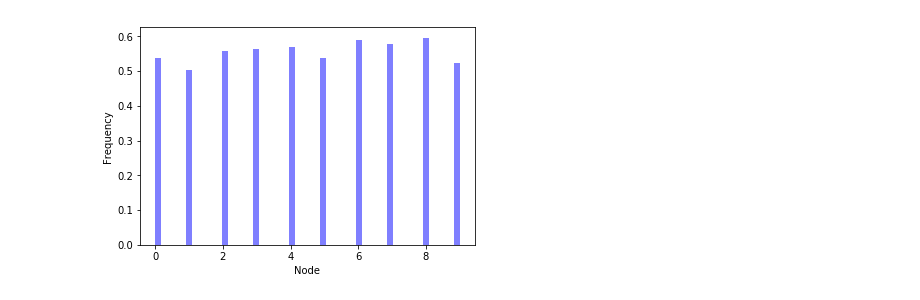
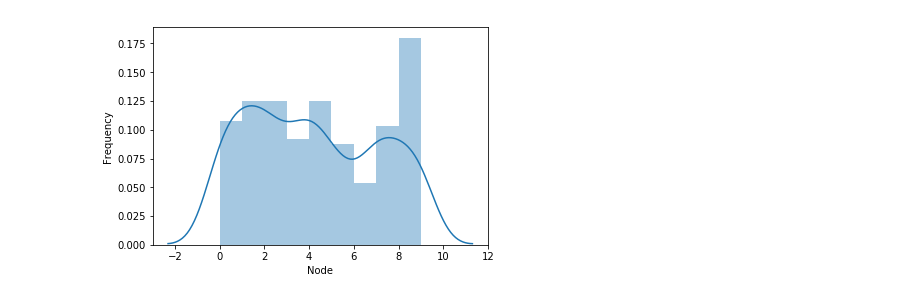
Before and after one commit to jastiso/statistical_learning, a Jupyter notebook: walks/make_walks.ipynb, the cells around one changed output. Drawn from its saved outputs; the diff is of its cells as text; code cells hidden in the pictures.

Commit message:
added weighted modular graph structure, and generalized the make walks function to work for any graph

```diff
--- a/walks/make_walks.ipynb
+++ b/walks/make_walks.ipynb
@@ -106,6 +153,17 @@ def random_walk(G, n):
     walk = [node]
     for i in range(n - 1):
         node = random.choice(list(G[node].keys()))
+        walk.append(node)
+    return walk
+
+def random_walk_wei(G, n):
+    node = random.choice(list(G.nodes()))
+    walk = [node]
+    for i in range(n - 1):
+        edges = list(G.edges(node, data='weight'))
+        node_opt = [e[1] for e in edges]
+        weight_opt = [e[2] for e in edges]
+        node = np.random.choice(node_opt,p=weight_opt)
         walk.append(node)
     return walk
 
@@ -239,62 +301,45 @@ def plot_distribution(jumps):
  #########################
 
 # For one subject, generate either a random of modular graph
-nTrial = 3000 # number of trials * number of sessions
+nTrial = 1000 # number of trials * number of sessions
 import csv
-nSubj = 60
-mod_uni = []
-ring_uni = []
+import seaborn as sns
+nSubj = 100
+graph_uni = []
+csvfiles = ["/Users/stiso/Documents/Python/graphLearning/mTurk-10-trans-prob/experiment/stims/modular10wei.csv"]
+ext = ['mod_wei']
+graphs = [schapiro10_wei]
+wei_flag = [1]
 
-for i in range(nSubj):
-    walks = random_walk(schapiro10,nTrial)
-    # save p-value indicating uniformity of walk
-    mod_uni.append(stats.kstest(walks, stats.uniform(loc=0.0, scale=9.0).cdf)[0])
-    # write to csv
-    csvfile = "/Users/stiso/Documents/Python/graphLearning/modular10.csv"
-    if i == 0 and os.path.isfile(csvfile):
-        # hacky way to get around the fact that I am adding to existing files, and not overwriting them.
-        #Fix this later?
-        raise NameError("You have already created walks for this graph. If you would like to make new ones,
-                        delete the csv file and try again")
+for j,fi in enumerate(csvfiles):
+    for i in range(nSubj):
+        if wei_flag[j]:
+            walks = random_walk_wei(graphs[j],nTrial)
+        else:
+            walks = random_walk(graphs[j],nTrial)
+        # save p-value indicating uniformity of walk
+        graph_uni.append(stats.kstest(walks, stats.uniform(loc=0.0, scale=9.0).cdf)[0])
 
-    # plot and save histogram of walk - should look mostly even across nodes
-    fig = plt.figure()
+        # write to csv
+        if i == 0 and os.path.isfile(fi):
+            # hacky way to get around the fact that I am adding to existing files, and not overwriting them.
+            #Fix this later?
+            raise NameError("You have already created walks for this graph. If you would like to make new ones, delete the csv file and try again")
 
-    num_bins = 50
-    # the histogram of the data
-    n, bins, patches = plt.hist(walks, num_bins, density=1, facecolor='orange', alpha=0.5)
-    plt.xlabel('Node')
-    plt.ylabel('Frequency')
-    fig.savefig("".join(['/Users/stiso/Documents/Python/graphLearning/images/', str(i), 'mod_walk10.png']))
+        # plot and save histogram of walk
+        fig = plt.figure()
+        sns.distplot(walks)
+        plt.xlabel('Node')
+        plt.ylabel('Frequency')
+        plt.savefig("".join(['/Users/stiso/Documents/Python/graphLearning/images/', str(i), ext[j], '.png']))
 
-    with open(csvfile, "a") as fp:
-        wr = csv.writer(fp, dialect='excel')
-        wr.writerow(walks)
-    # repeat for ring lattice
-    walks = random_walk(ring_lattice10,nTrial)
-    # save p-value indicating uniformity of walk
-    ring_uni.append(stats.kstest(walks, stats.uniform(loc=0.0, scale=9.0).cdf)[0])
-    #plot and save histogram of walk - should look mostly even across nodes
-    fig = plt.figure()
+        with open(fi, "a") as fp:
+            wr = csv.writer(fp, dialect='excel')
+            wr.writerow(walks)
 
-    num_bins = 50
-    # the histogram of the data
-    n, bins, patches = plt.hist(walks, num_bins, density=1, facecolor='blue', alpha=0.5)
-    plt.xlabel('Node')
-    plt.ylabel('Frequency')
-    fig.savefig("".join(['/Users/stiso/Documents/Python/graphLearning/images/', str(i), '_ring_walk10.png']))
 
-    # write to csv
-    csvfile = "/Users/stiso/Documents/Python/graphLearning/ring_lattice10.csv"
-    if i == 0 and os.path.isfile(csvfile):
-        raise NameError("You have already created walks for this graph. If you would like to make new ones,
-                        delete the csv file and try again")
 
-    with open(csvfile, "a") as fp:
-        wr = csv.writer(fp, dialect='excel')
-        wr.writerow(walks)
-
-# Saving the stats about how uniform edge distribution is:
-with open('/Users/stiso/Documents/Python/graphLearning/uniformity.pkl', 'w') as f:  # Python 3: open(..., 'wb')
-    pickle.dump([mod_uni, ring_uni], f)
+    # Saving the stats about how uniform edge distribution is:
+    with open("".join(['/Users/stiso/Documents/Python/graphLearning/uniformity', ext[j], '.pkl']), 'w') as f:  # Python 3: open(..., 'wb')
+        pickle.dump([graph_uni], f)
 # %% [output]
@@ -306 +351 @@ with open('/Users/stiso/Documents/Python/graphLearning/uniformity.pkl', 'w') as
-[figure, old version]
+[figure, new version]
```
Also changed, not shown: parts of 4 cells of this notebook.
